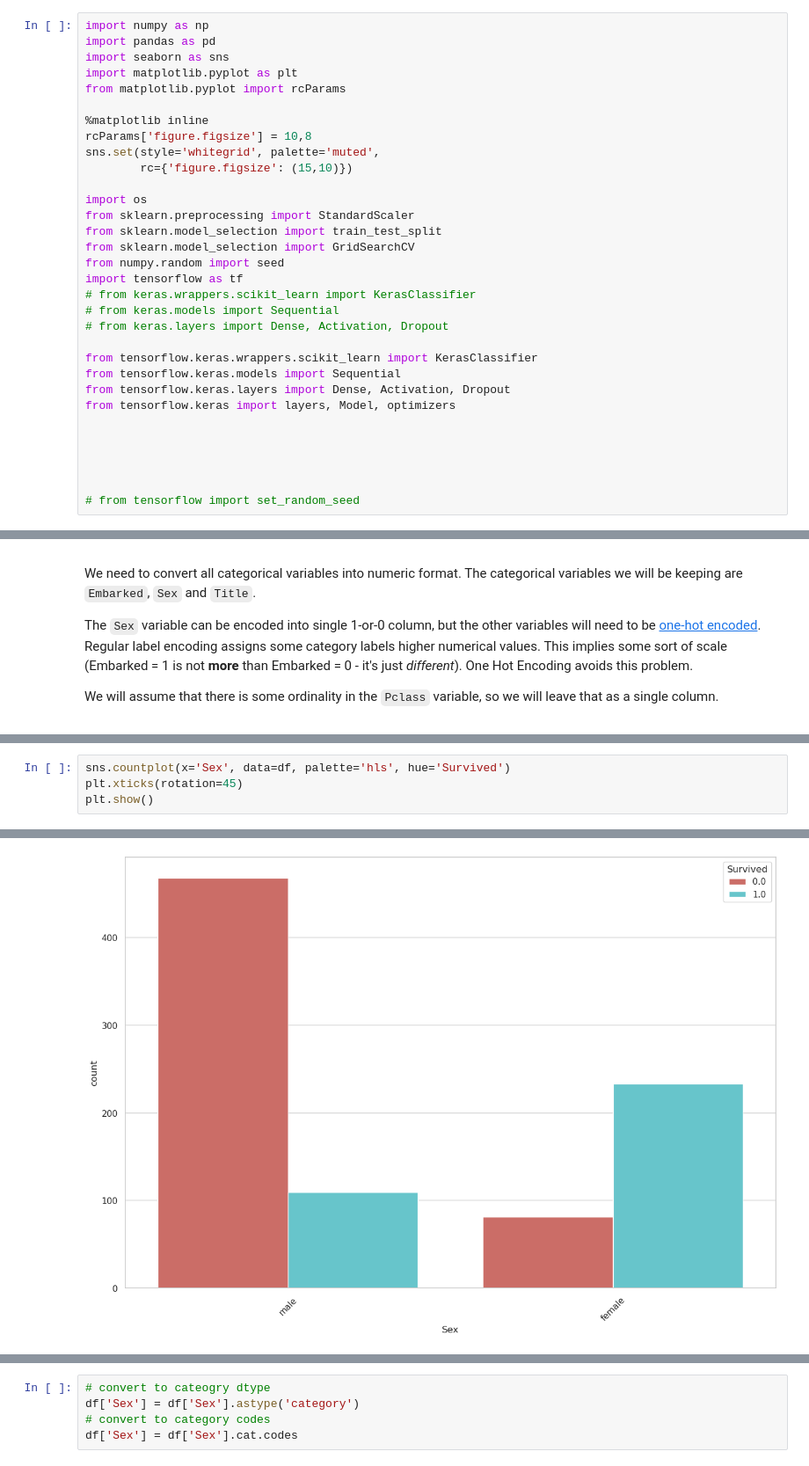
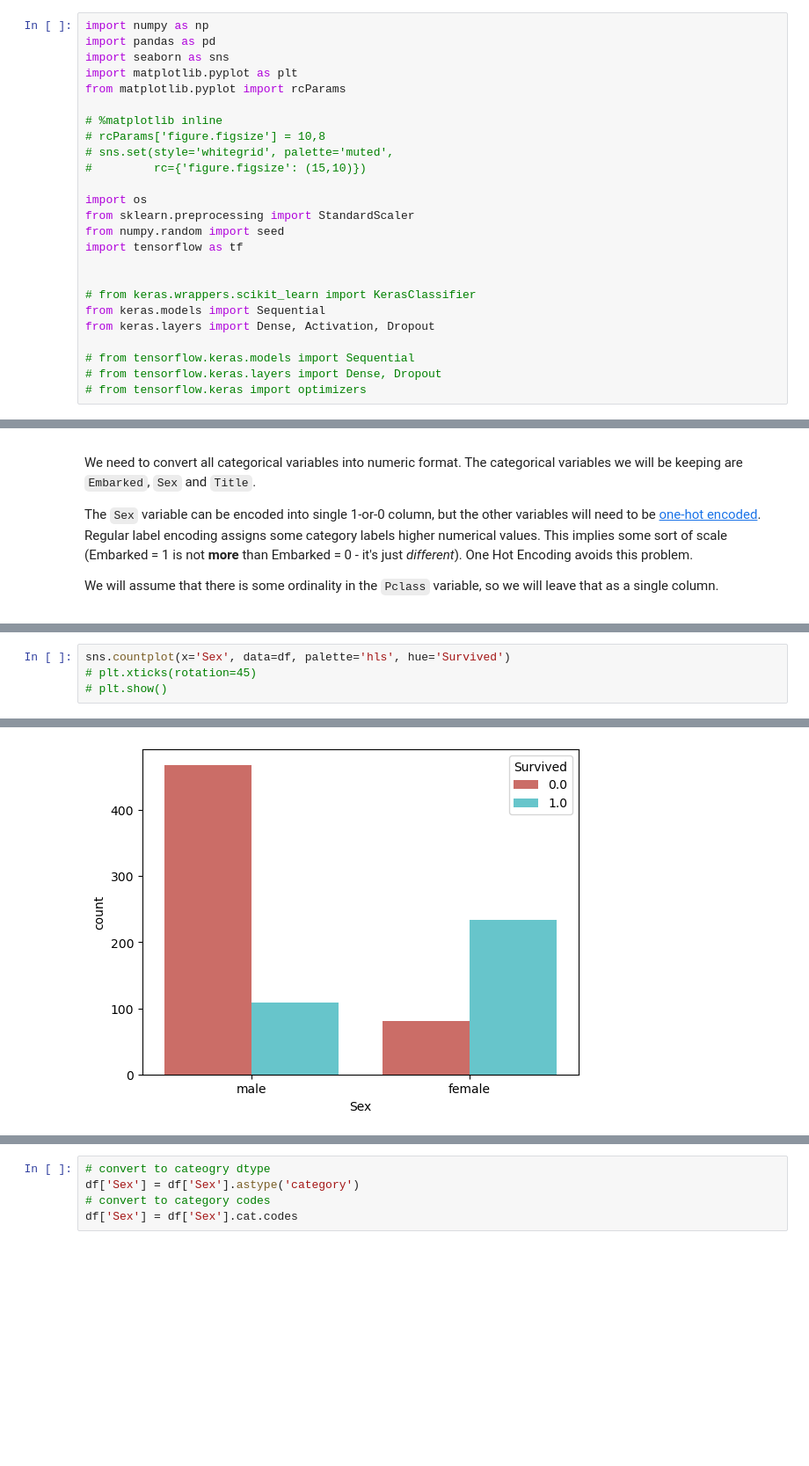
Before and after one commit to NOurkhatib/NN_trail_1-main, a Jupyter notebook: exercise3/titanic_part3.ipynb, the cells around one changed output, grey strips where cells are left out. Shown: that part at 88% size. Cells and saved outputs as stored; diff of their text form; blank space fills up the shorter version.

```diff
--- a/exercise3/titanic_part3.ipynb
+++ b/exercise3/titanic_part3.ipynb
@@ -20,29 +20,22 @@ import seaborn as sns
 import matplotlib.pyplot as plt
 from matplotlib.pyplot import rcParams
 
-%matplotlib inline
-rcParams['figure.figsize'] = 10,8
-sns.set(style='whitegrid', palette='muted',
-        rc={'figure.figsize': (15,10)})
+# %matplotlib inline
+# rcParams['figure.figsize'] = 10,8
+# sns.set(style='whitegrid', palette='muted',
+#         rc={'figure.figsize': (15,10)})
 
 import os
 from sklearn.preprocessing import StandardScaler
-from sklearn.model_selection import train_test_split
-from sklearn.model_selection import GridSearchCV
 from numpy.random import seed
 import tensorflow as tf
-# from keras.wrappers.scikit_learn import KerasClassifier
-# from keras.models import Sequential
-# from keras.layers import Dense, Activation, Dropout
-
-from tensorflow.keras.wrappers.scikit_learn import KerasClassifier
-from tensorflow.keras.models import Sequential
-from tensorflow.keras.layers import Dense, Activation, Dropout
-from tensorflow.keras import layers, Model, optimizers
 
 
+# from keras.wrappers.scikit_learn import KerasClassifier
+from keras.models import Sequential
+from keras.layers import Dense, Activation, Dropout
 
-
-
-# from tensorflow import set_random_seed
+# from tensorflow.keras.models import Sequential
+# from tensorflow.keras.layers import Dense, Dropout
+# from tensorflow.keras import optimizers
 # %% [output]
@@ -132,5 +125,5 @@ plt.show()
 # %%
 sns.countplot(x='Sex', data=df, palette='hls', hue='Survived')
-plt.xticks(rotation=45)
-plt.show()
+# plt.xticks(rotation=45)
+# plt.show()
 # %% [output]
@@ -137,3 +131,3 @@ plt.show()
-[figure, old version]
+[figure, new version]
 # %%
 sns.countplot(x='Embarked', data=df, palette='hls', hue='Survived')
```
Also changed, not shown: parts of 9 cells of this notebook.
